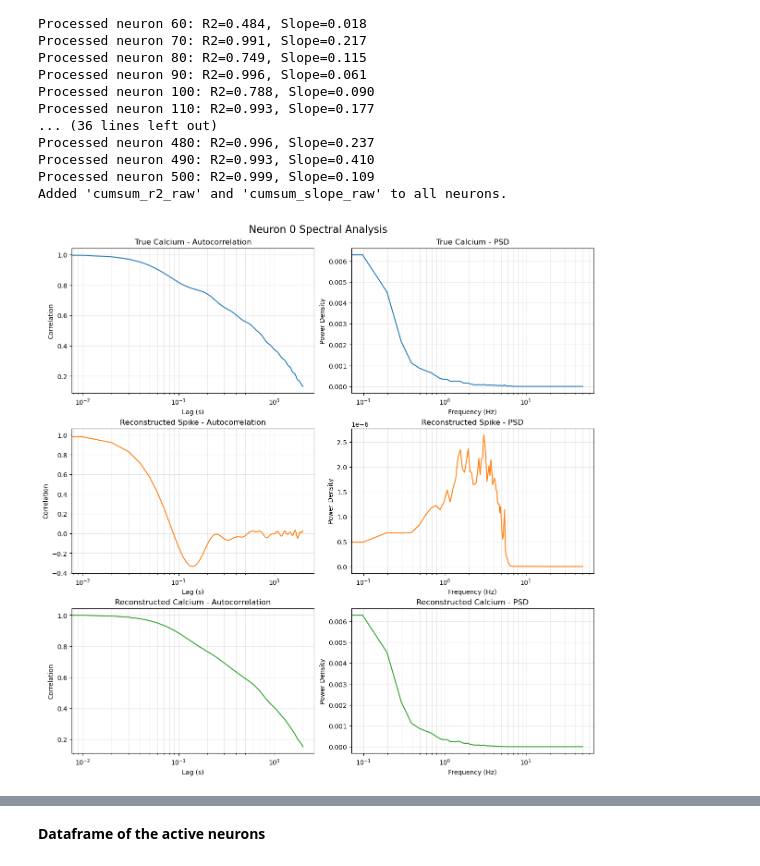
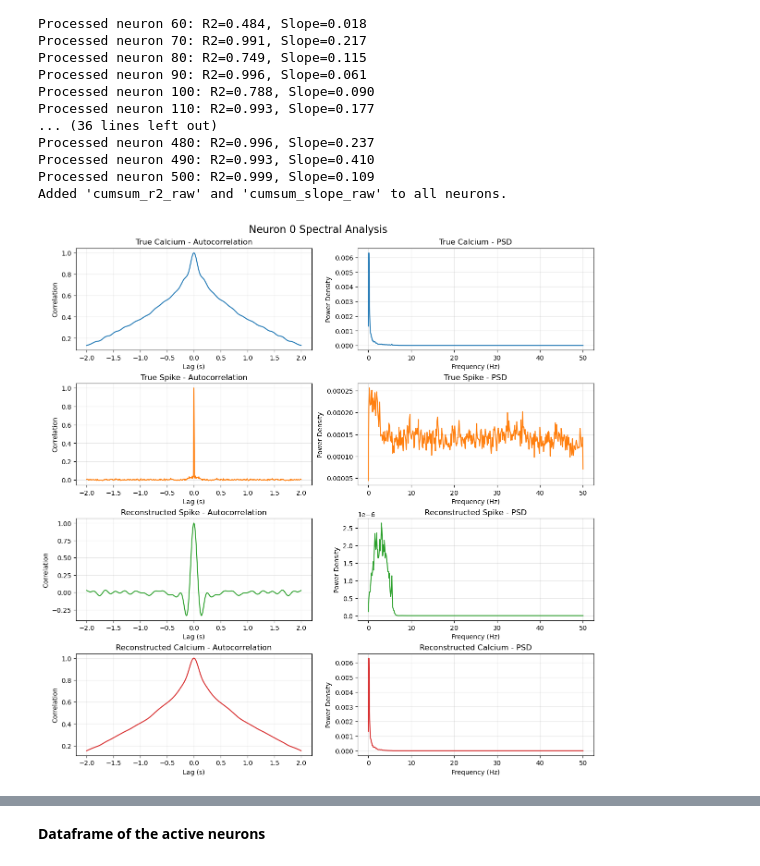
Before and after one commit to mjoudy/Cascade, a Jupyter notebook: active_neurons.ipynb, the cells around one changed output, grey strips where cells are left out. Drawn from its saved outputs; the diff is of its cells as text; code cells hidden in the pictures.

```diff
--- a/active_neurons.ipynb
+++ b/active_neurons.ipynb
@@ -568,12 +568,13 @@ def plot_neuron_spectral_analysis(neuron_index, neurons, sampling_rate=100, xlog
     # Define signals to plot with display names and dictionary keys
     signals_info = [
         ("True Calcium", 'upsampled_signal'),
+        ("True Spike", 'spikes_train'),
         ("Reconstructed Spike", 'reconstructed_spikes'),
         ("Reconstructed Calcium", 'sim_calcium_from_rec')
     ]
 
-    fig, axes = plt.subplots(3, 2, figsize=(12, 12), constrained_layout=True)
-    colors = ['tab:blue', 'tab:orange', 'tab:green']
+    fig, axes = plt.subplots(4, 2, figsize=(12, 12), constrained_layout=True)
+    colors = ['tab:blue', 'tab:orange', 'tab:green', 'tab:red']
 
     for i, (label, key) in enumerate(signals_info):
         sig = data.get(key)
@@ -629,7 +630,7 @@ def plot_neuron_spectral_analysis(neuron_index, neurons, sampling_rate=100, xlog
     plt.suptitle(f"Neuron {neuron_index} Spectral Analysis", fontsize=16)
     plt.show()
 # %%
-plot_neuron_spectral_analysis(0, neurons, sampling_rate=100, xlog=True, ylog=False)
+plot_neuron_spectral_analysis(0, neurons, sampling_rate=100, xlog=False, ylog=False)
 # %% [output]
-[figure, old version]
+[figure, new version]
 # %%
```
Also changed, not shown: parts of 1 cell of this notebook, 1 other file.
